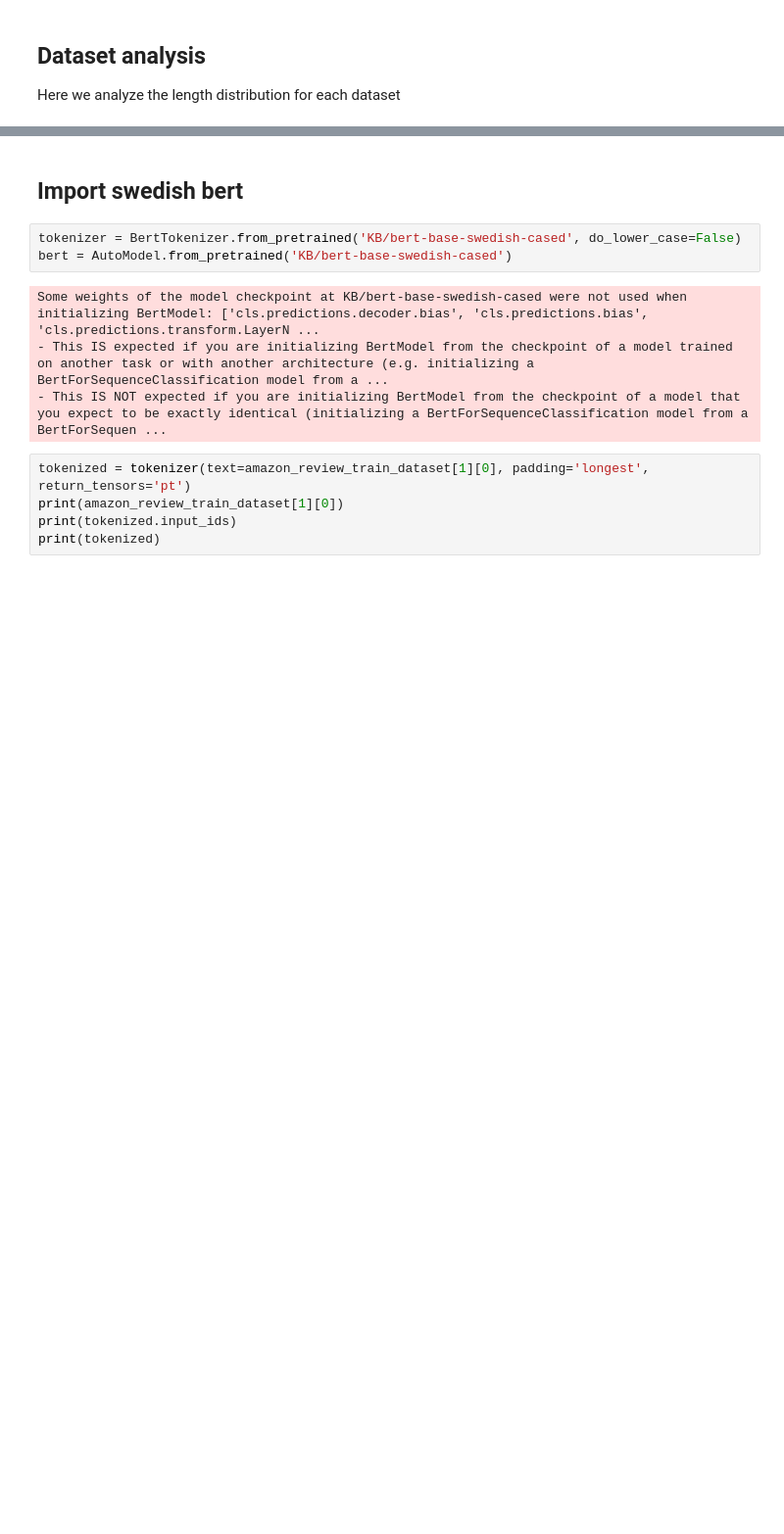
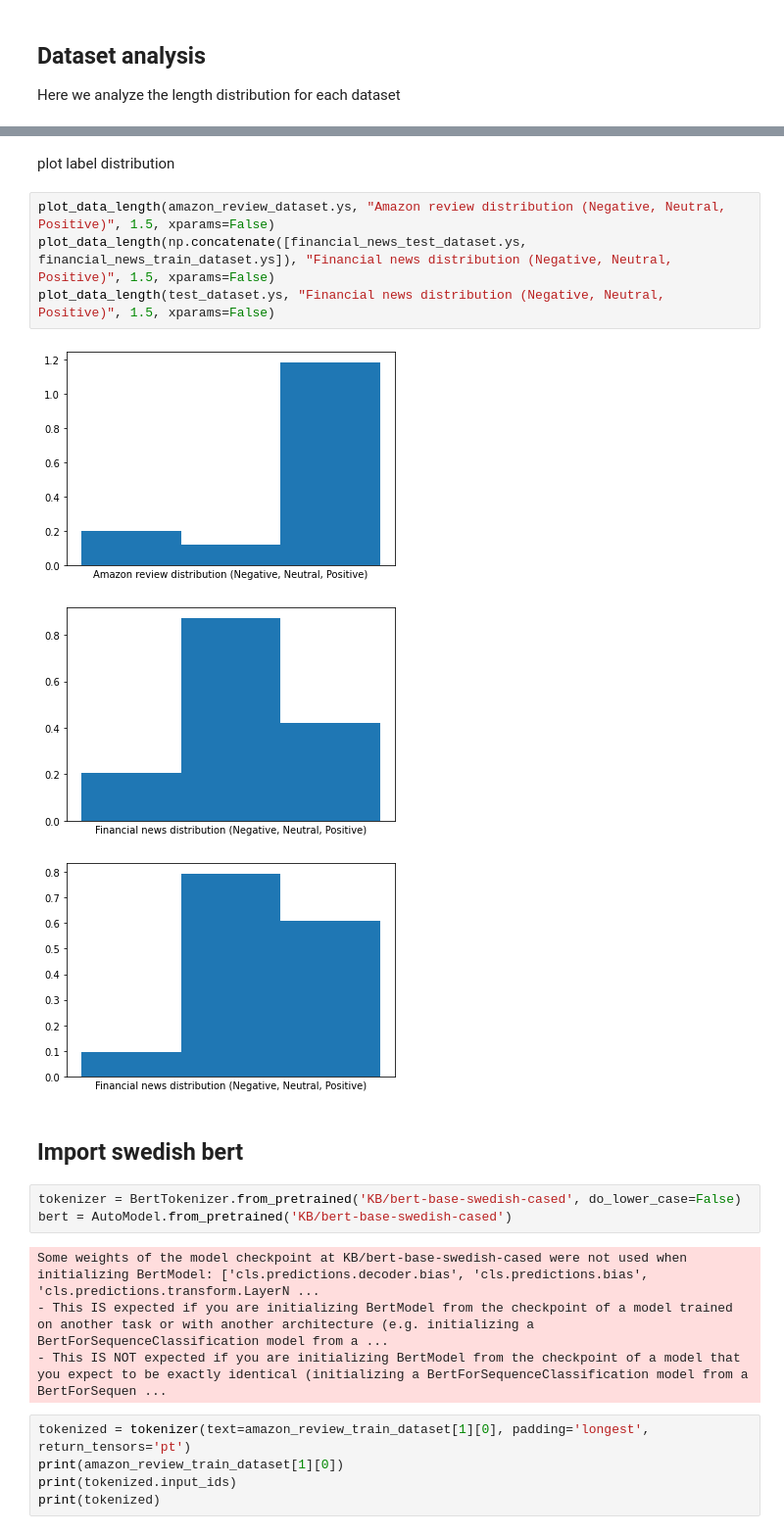
Before and after one commit to EliasLeijon/NLP-DocBERT-financial-news-trading, a Jupyter notebook: financialNewsBert.ipynb, the cells around one changed output, grey strips where cells are left out. Shown: that part at 98% size. Drawn from its saved outputs; the diff is of its cells as text; blank space fills up the shorter version.

```diff
--- a/financialNewsBert.ipynb
+++ b/financialNewsBert.ipynb
@@ -162,3 +186,13 @@ plot_data_length(np.concatenate([financial_news_test_dataset.sentence_lengths, f
+# %% [markdown]
+plot label distribution
+# %%
+plot_data_length(amazon_review_dataset.ys, "Amazon review distribution (Negative, Neutral, Positive)", 1.5, xparams=False)
+plot_data_length(np.concatenate([financial_news_test_dataset.ys, financial_news_train_dataset.ys]), "Financial news distribution (Negative, Neutral, Positive)", 1.5, xparams=False)
+plot_data_length(test_dataset.ys, "Financial news distribution (Negative, Neutral, Positive)", 1.5, xparams=False)
+# %% [output]
+[figure, added]
+[figure, added]
+[figure, added]
 # %% [markdown]
 ## Import swedish bert
 # %%
```
Also changed, not shown: parts of 7 cells of this notebook.
